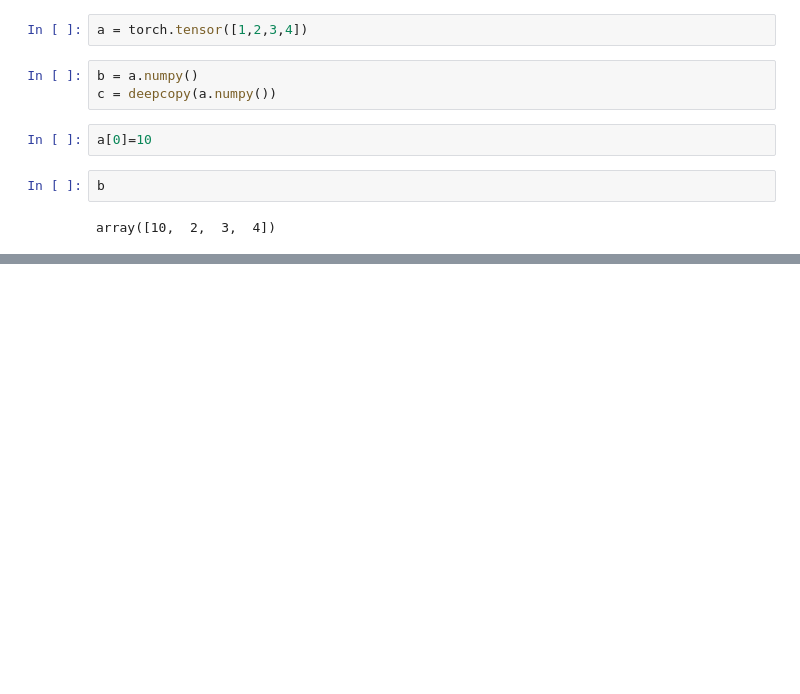
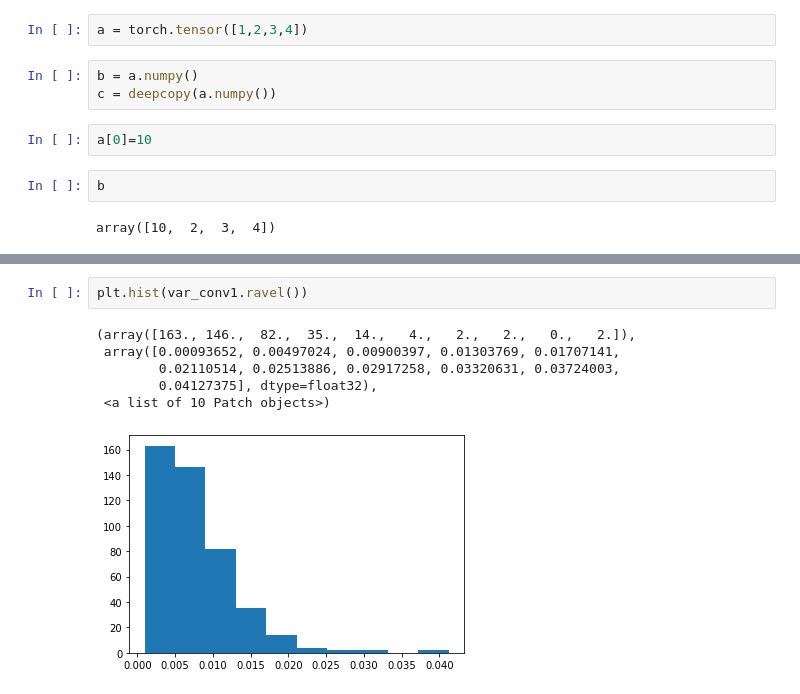
Before and after one commit to XinDongol/Octopy, a Jupyter notebook: code/lab.ipynb, the cells around one changed output, grey strips where cells are left out. Cells and saved outputs as stored; diff of their text form; blank space fills up the shorter version.

```diff
--- a/code/lab.ipynb
+++ b/code/lab.ipynb
@@ -137,0 +172,9 @@ haha
+# %%
+plt.hist(var_conv1.ravel())
+# %% [output]
+(array([163., 146.,  82.,  35.,  14.,   4.,   2.,   2.,   0.,   2.]),
+ array([0.00093652, 0.00497024, 0.00900397, 0.01303769, 0.01707141,
+        0.02110514, 0.02513886, 0.02917258, 0.03320631, 0.03724003,
+        0.04127375], dtype=float32),
+ <a list of 10 Patch objects>)
+[figure, added]
```
Also changed, not shown: parts of 13 cells of this notebook, 6 other files.
